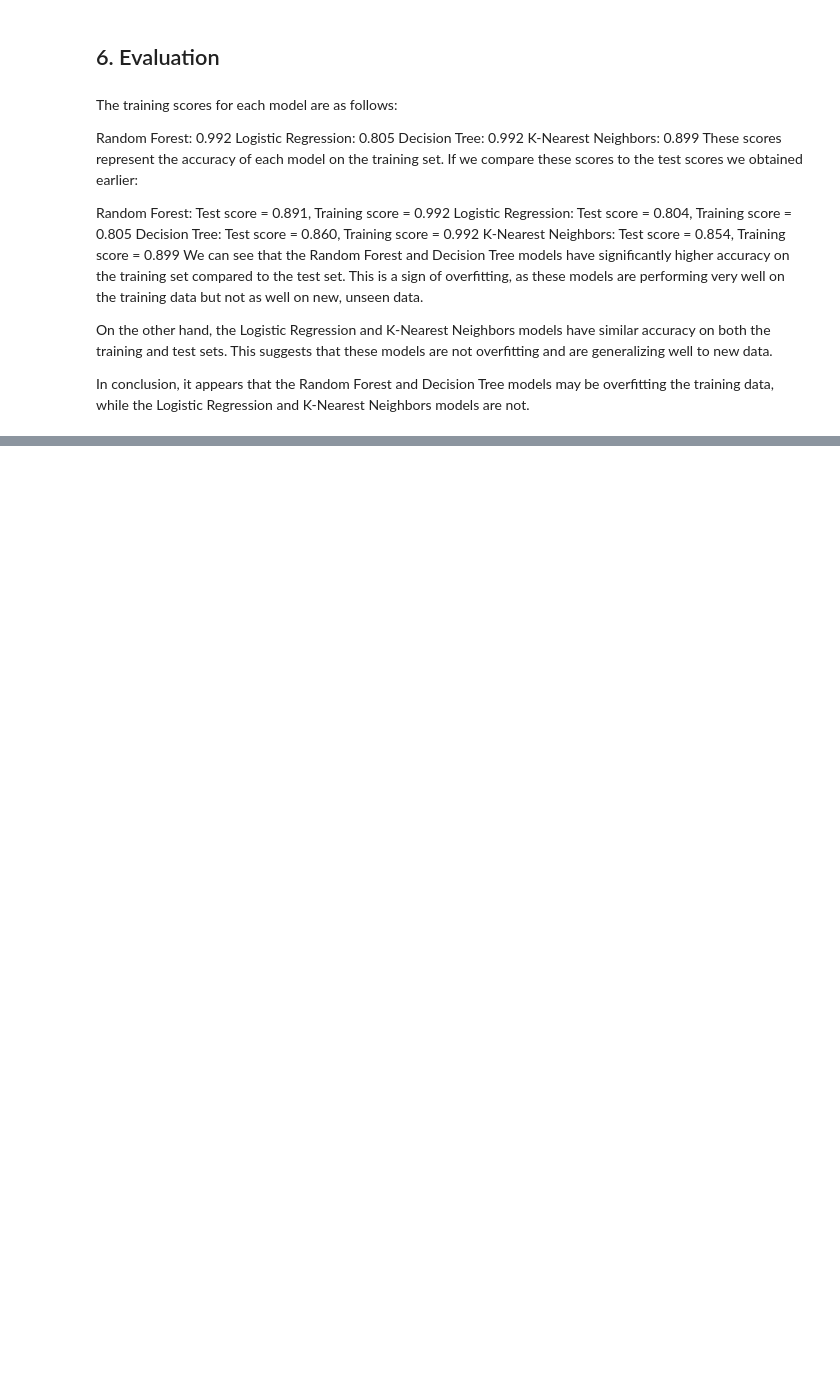
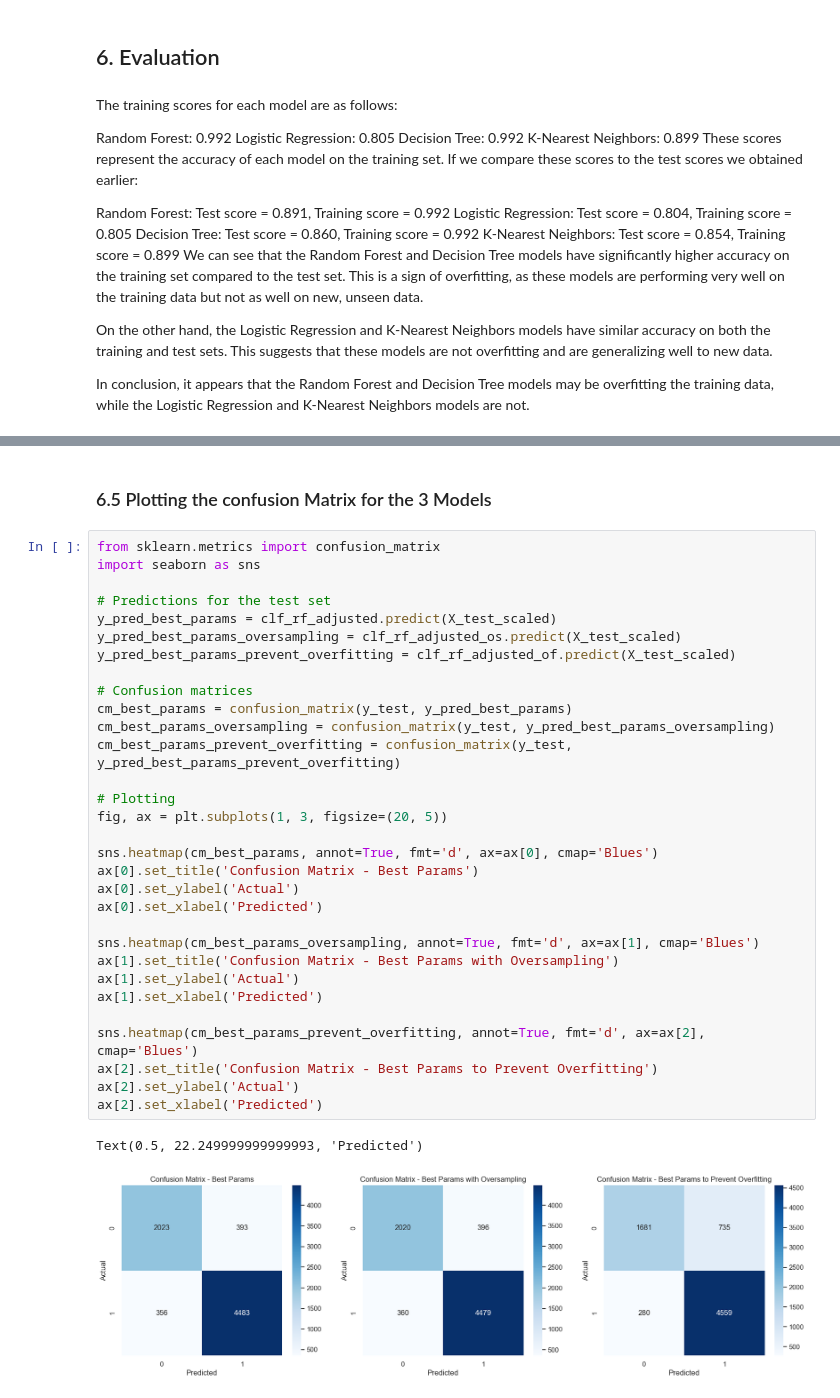
Before and after one commit to Flitschi7/stornierungsvorhersage-im-hotelgewerbe, a Jupyter notebook: hotel_cancellation.ipynb, the cells around one changed output, grey strips where cells are left out. Saved outputs shown, nothing was run; the diff lists cells and outputs as text; blank space fills up the shorter version.

```diff
--- a/hotel_cancellation.ipynb
+++ b/hotel_cancellation.ipynb
@@ -644,0 +817,36 @@ NameError: name 'RandomOverSampler' is not defined
+# %% [markdown]
+### 6.5 Plotting the confusion Matrix for the 3 Models
+# %%
+from sklearn.metrics import confusion_matrix
+import seaborn as sns
+
+# Predictions for the test set
+y_pred_best_params = clf_rf_adjusted.predict(X_test_scaled)
+y_pred_best_params_oversampling = clf_rf_adjusted_os.predict(X_test_scaled)
+y_pred_best_params_prevent_overfitting = clf_rf_adjusted_of.predict(X_test_scaled)
+
+# Confusion matrices
+cm_best_params = confusion_matrix(y_test, y_pred_best_params)
+cm_best_params_oversampling = confusion_matrix(y_test, y_pred_best_params_oversampling)
+cm_best_params_prevent_overfitting = confusion_matrix(y_test, y_pred_best_params_prevent_overfitting)
+
+# Plotting
+fig, ax = plt.subplots(1, 3, figsize=(20, 5))
+
+sns.heatmap(cm_best_params, annot=True, fmt='d', ax=ax[0], cmap='Blues')
+ax[0].set_title('Confusion Matrix - Best Params')
+ax[0].set_ylabel('Actual')
+ax[0].set_xlabel('Predicted')
+
+sns.heatmap(cm_best_params_oversampling, annot=True, fmt='d', ax=ax[1], cmap='Blues')
+ax[1].set_title('Confusion Matrix - Best Params with Oversampling')
+ax[1].set_ylabel('Actual')
+ax[1].set_xlabel('Predicted')
+
+sns.heatmap(cm_best_params_prevent_overfitting, annot=True, fmt='d', ax=ax[2], cmap='Blues')
+ax[2].set_title('Confusion Matrix - Best Params to Prevent Overfitting')
+ax[2].set_ylabel('Actual')
+ax[2].set_xlabel('Predicted')
+# %% [output]
+Text(0.5, 22.249999999999993, 'Predicted')
+[figure, added]
```
Also changed, not shown: parts of 34 cells of this notebook, 1 other file.
